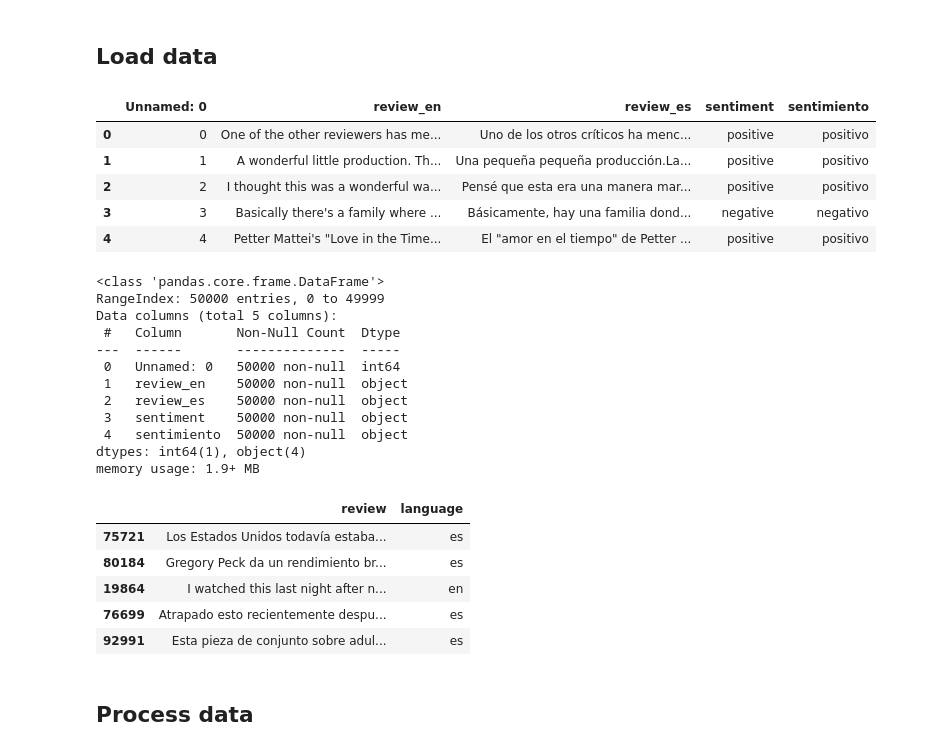
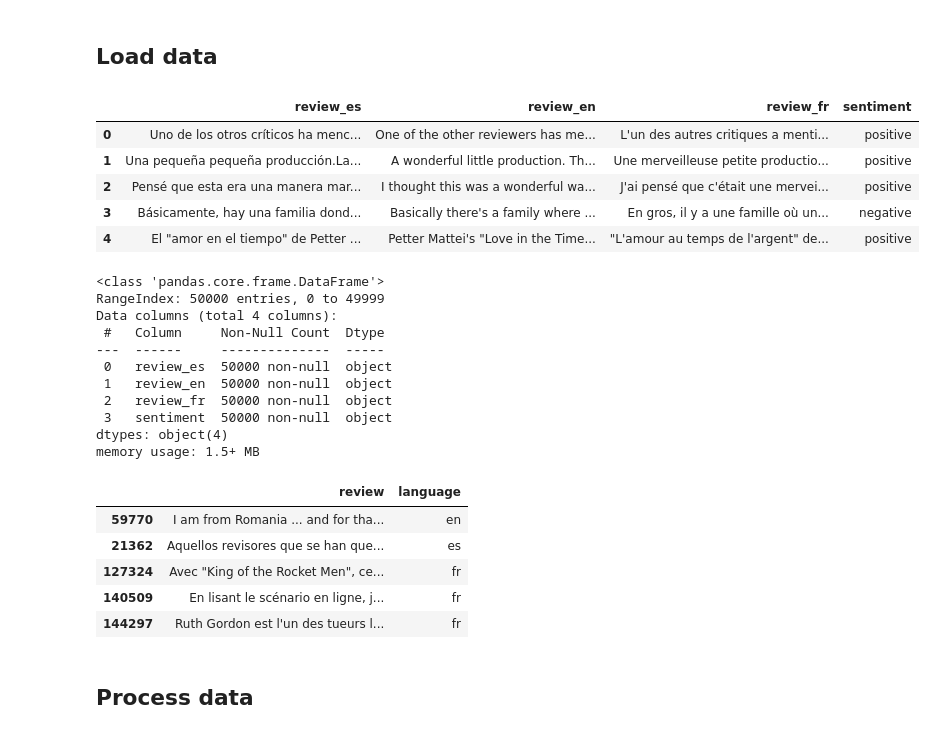
Before and after one commit to armadrigal/movie-review-opinion-analysis-and-language-detection, a Jupyter notebook: Language detector.ipynb, the cells around one changed output. Saved outputs shown, nothing was run; the diff lists cells and outputs as text; code cells hidden in the pictures.

```diff
--- a/Language detector.ipynb
+++ b/Language detector.ipynb
@@ -17,47 +19,49 @@ from tensorflow.keras.callbacks import ModelCheckpoint
 # %% [markdown]
 ## Load data
 # %%
-df = pd.read_csv("./Data/IMDB Dataset SPANISH.csv")
+df = pd.read_csv("./Data/IMDB Dataset.csv")
 df.head()
 # %% [output]
-|  | Unnamed: 0 | review_en | review_es | sentiment | sentimiento |
-| 0 | 0 | One of the other reviewers has me... | Uno de los otros críticos ha menc... | positive | positivo |
-| 1 | 1 | A wonderful little production. Th... | Una pequeña pequeña producción.La... | positive | positivo |
-| 2 | 2 | I thought this was a wonderful wa... | Pensé que esta era una manera mar... | positive | positivo |
-| 3 | 3 | Basically there's a family where ... | Básicamente, hay una familia dond... | negative | negativo |
-| 4 | 4 | Petter Mattei's "Love in the Time... | El "amor en el tiempo" de Petter ... | positive | positivo |
+|  | review_es | review_en | review_fr | sentiment |
+| 0 | Uno de los otros críticos ha menc... | One of the other reviewers has me... | L'un des autres critiques a menti... | positive |
+| 1 | Una pequeña pequeña producción.La... | A wonderful little production. Th... | Une merveilleuse petite productio... | positive |
+| 2 | Pensé que esta era una manera mar... | I thought this was a wonderful wa... | J'ai pensé que c'était une mervei... | positive |
+| 3 | Básicamente, hay una familia dond... | Basically there's a family where ... | En gros, il y a une famille où un... | negative |
+| 4 | El "amor en el tiempo" de Petter ... | Petter Mattei's "Love in the Time... | "L'amour au temps de l'argent" de... | positive |
 # %%
 df.info()
 # %% [output]
 <class 'pandas.core.frame.DataFrame'>
 RangeIndex: 50000 entries, 0 to 49999
-Data columns (total 5 columns):
- #   Column       Non-Null Count  Dtype
----  ------       --------------  -----
- 0   Unnamed: 0   50000 non-null  int64
- 1   review_en    50000 non-null  object
- 2   review_es    50000 non-null  object
- 3   sentiment    50000 non-null  object
- 4   sentimiento  50000 non-null  object
-dtypes: int64(1), object(4)
-memory usage: 1.9+ MB
+Data columns (total 4 columns):
+ #   Column     Non-Null Count  Dtype
+---  ------     --------------  -----
+ 0   review_es  50000 non-null  object
+ 1   review_en  50000 non-null  object
+ 2   review_fr  50000 non-null  object
+ 3   sentiment  50000 non-null  object
+dtypes: object(4)
+memory usage: 1.5+ MB
 # %%
+df['es'] = 'es'
 df['en'] = 'en'
-df['es'] = 'es'
+df['fr'] = 'fr'
+df_es = df[['review_es','es']]
 df_en = df[['review_en','en']]
-df_es = df[['review_es','es']]
+df_fr = df[['review_fr','fr']]
+df_es.columns = ['review','language']
 df_en.columns = ['review','language']
-df_es.columns = ['review','language']
-df = pd.concat([df_en, df_es], ignore_index=True)
+df_fr.columns = ['review','language']
+df = pd.concat([df_es, df_en, df_fr], ignore_index=True)
 df = df.sample(frac=1, random_state=42)
 df.head()
 # %% [output]
 |  | review | language |
-| 75721 | Los Estados Unidos todavía estaba... | es |
-| 80184 | Gregory Peck da un rendimiento br... | es |
-| 19864 | I watched this last night after n... | en |
-| 76699 | Atrapado esto recientemente despu... | es |
-| 92991 | Esta pieza de conjunto sobre adul... | es |
+| 59770 | I am from Romania ... and for tha... | en |
+| 21362 | Aquellos revisores que se han que... | es |
+| 127324 | Avec "King of the Rocket Men", ce... | fr |
+| 140509 | En lisant le scénario en ligne, j... | fr |
+| 144297 | Ruth Gordon est l'un des tueurs l... | fr |
 # %% [markdown]
 ## Process data
 # %%
```
Also changed, not shown: parts of 33 cells of this notebook.
